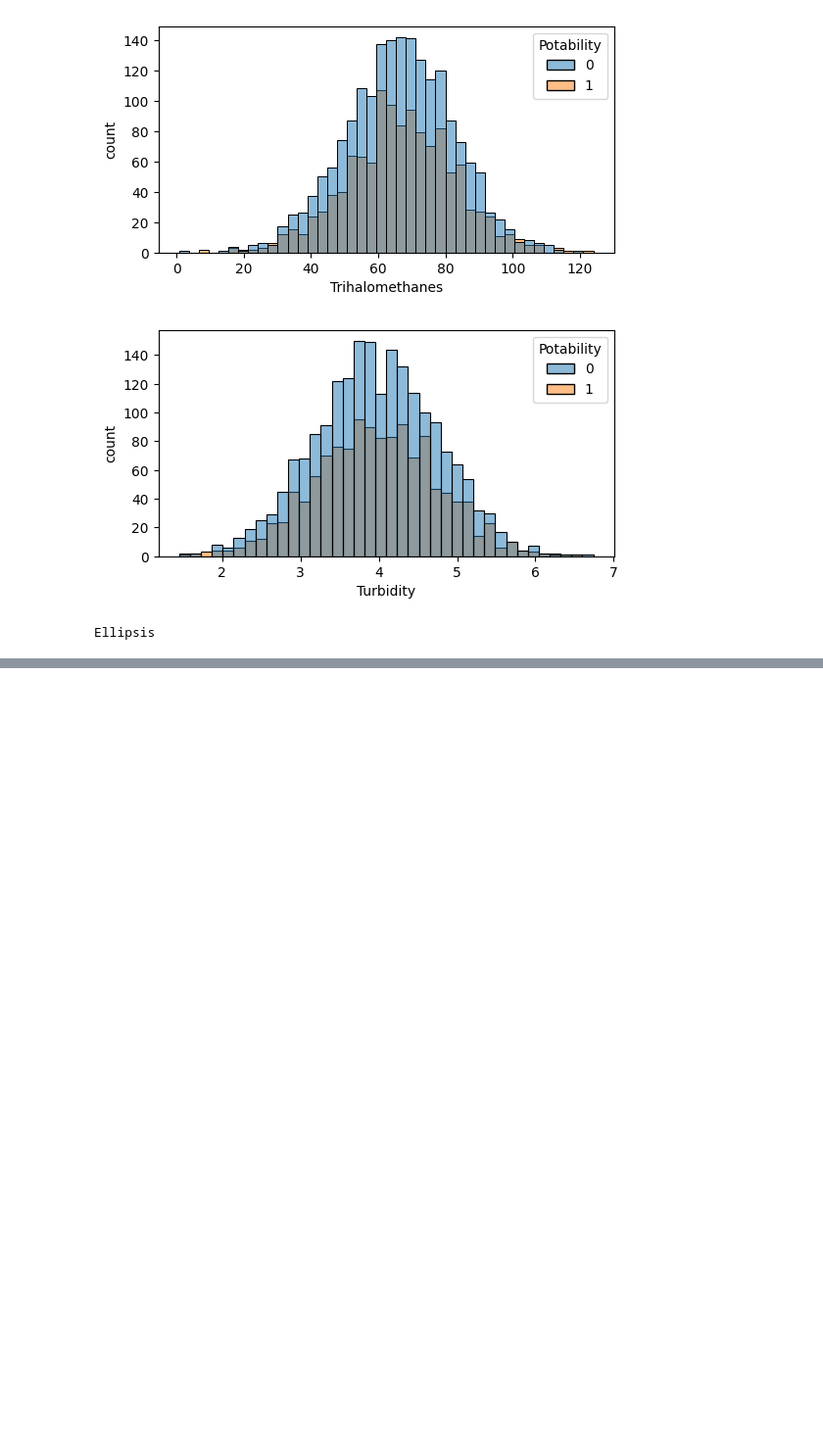
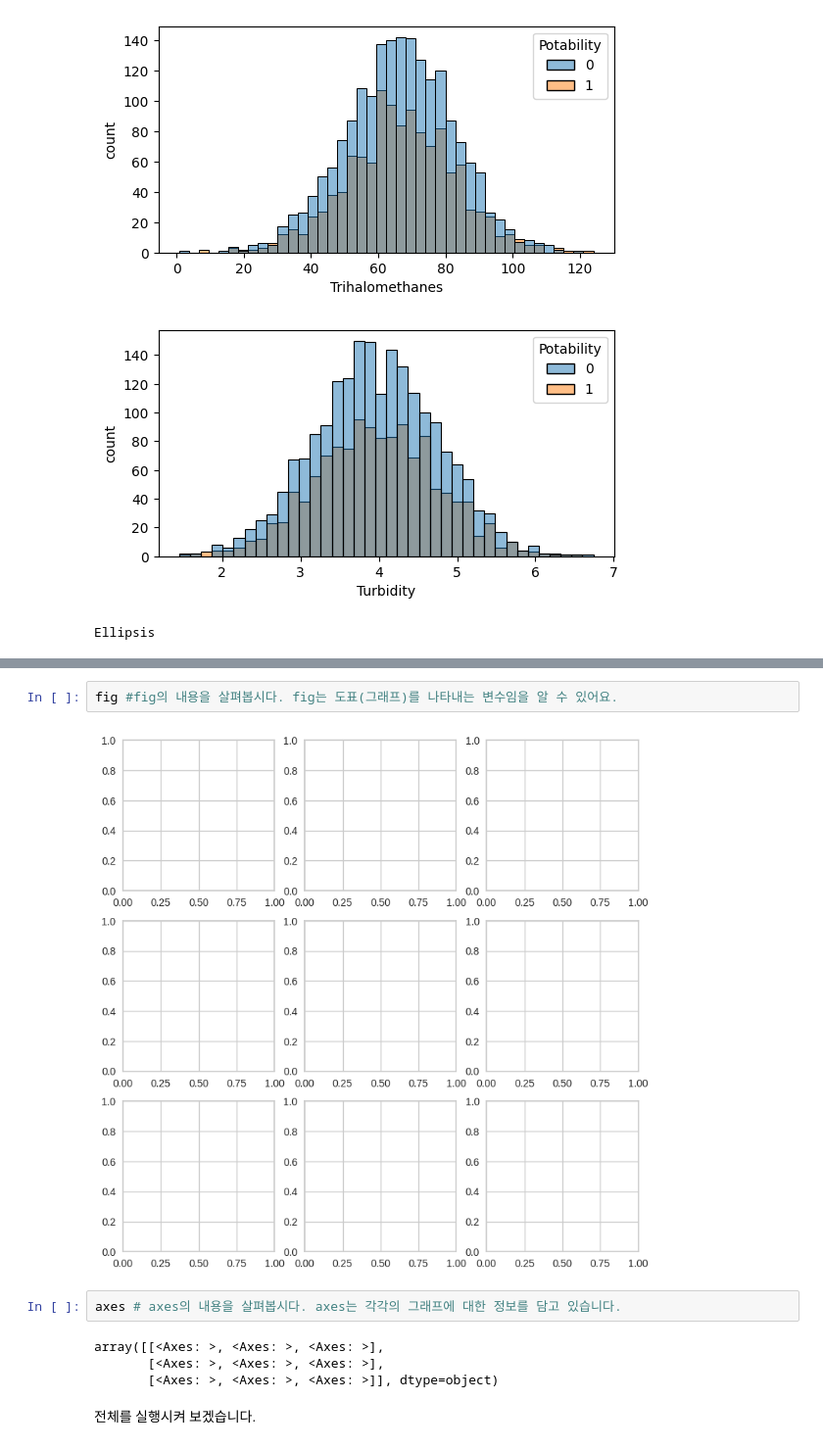
Before and after one commit to dscoool/waterai, a Jupyter notebook: water-quality-eda-classification.ipynb, the cells around one changed output, grey strips where cells are left out. Shown at 98% size. Saved outputs shown, nothing was run; the diff lists cells and outputs as text; blank space fills up the shorter version.

```diff
--- a/water-quality-eda-classification.ipynb
+++ b/water-quality-eda-classification.ipynb
@@ -268,3 +371,15 @@ data.isnull().sum()
+# %%
+fig #fig의 내용을 살펴봅시다. fig는 도표(그래프)를 나타내는 변수임을 알 수 있어요.
+# %% [output]
+[figure, added]
+# %%
+axes # axes의 내용을 살펴봅시다. axes는 각각의 그래프에 대한 정보를 담고 있습니다.
+# %% [output]
+array([[<Axes: >, <Axes: >, <Axes: >],
+       [<Axes: >, <Axes: >, <Axes: >],
+       [<Axes: >, <Axes: >, <Axes: >]], dtype=object)
+# %% [markdown]
+전체를 실행시켜 보겠습니다.
 # %%
 numvars = ["ph","Hardness","Solids","Chloramines","Sulfate","Conductivity","Organic_carbon","Trihalomethanes","Turbidity"]
 fig, axes = plt.subplots(3, 3, figsize=(9,9))
```
Also changed, not shown: parts of 32 cells of this notebook.
